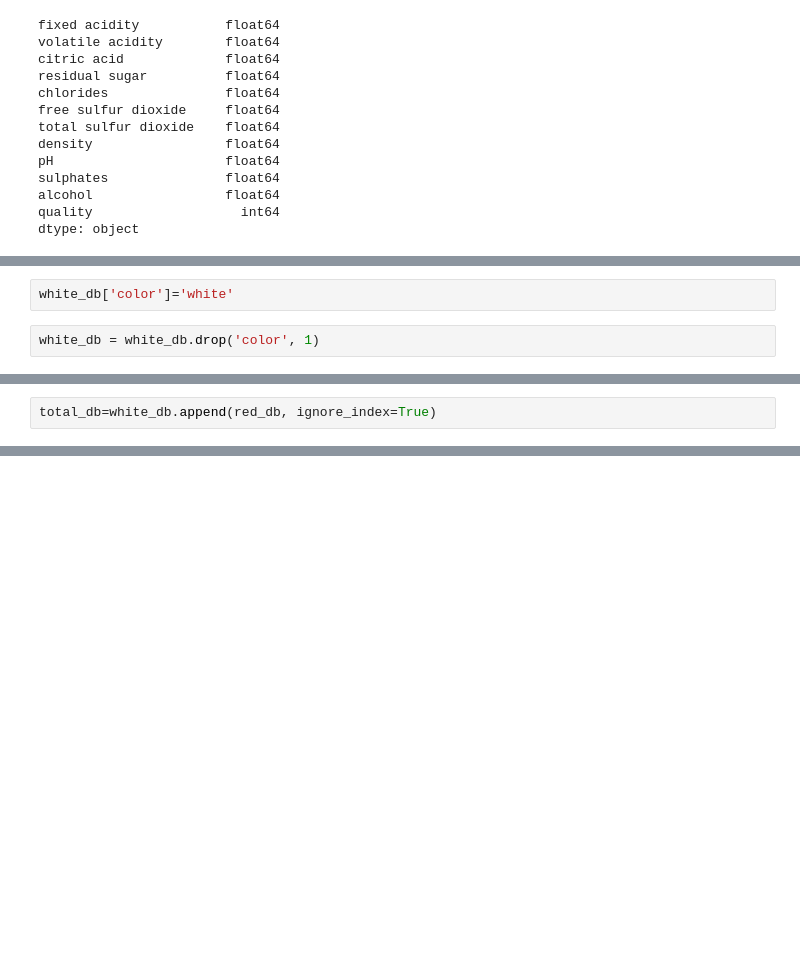
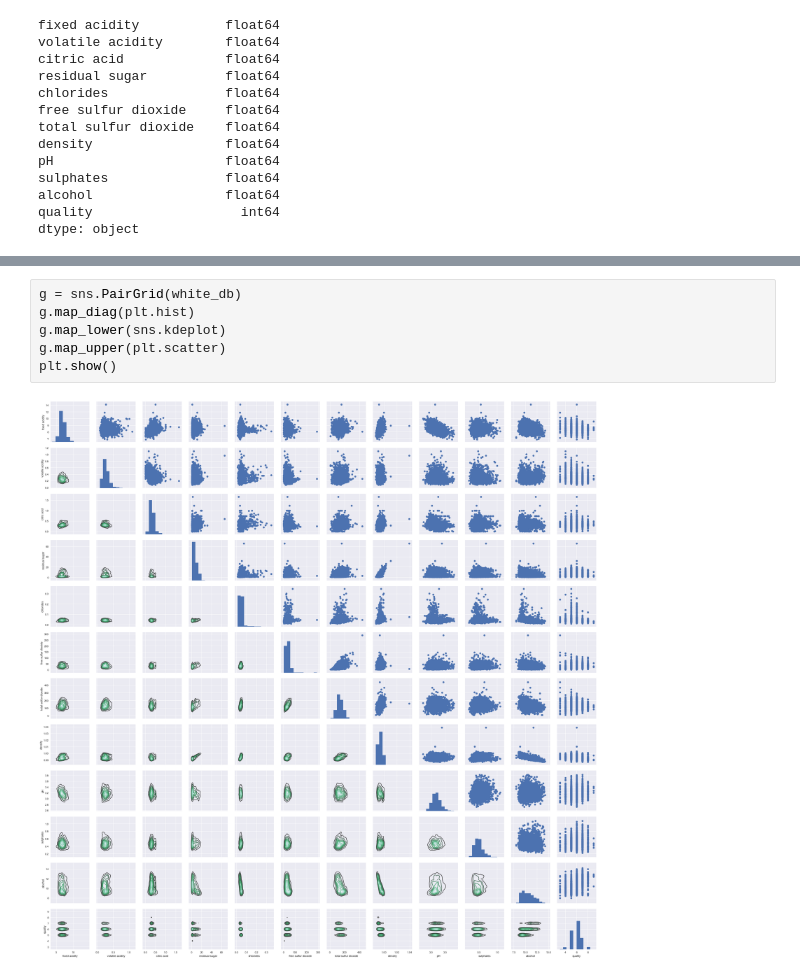
Before and after one commit to cheidt/Chris_Learning_Machine, a Jupyter notebook: Wine/Wine_Testing.ipynb, the cells around one changed output, grey strips where cells are left out. Drawn from its saved outputs; the diff is of its cells as text; blank space fills up the shorter version.

```diff
--- a/Wine/Wine_Testing.ipynb
+++ b/Wine/Wine_Testing.ipynb
@@ -125,5 +130 @@ color                    object
 dtype: object
-# %%
-white_db['color']='white'
-# %%
-white_db = white_db.drop('color', 1)
@@ -148,2 +130,0 @@ red_db['color']='red'
-# %%
-total_db=white_db.append(red_db, ignore_index=True)
@@ -184,0 +135,8 @@ plt.show()
+# %%
+g = sns.PairGrid(white_db)
+g.map_diag(plt.hist)
+g.map_lower(sns.kdeplot)
+g.map_upper(plt.scatter)
+plt.show()
+# %% [output]
+[figure, added]
```
Also changed, not shown: parts of 39 cells of this notebook.
